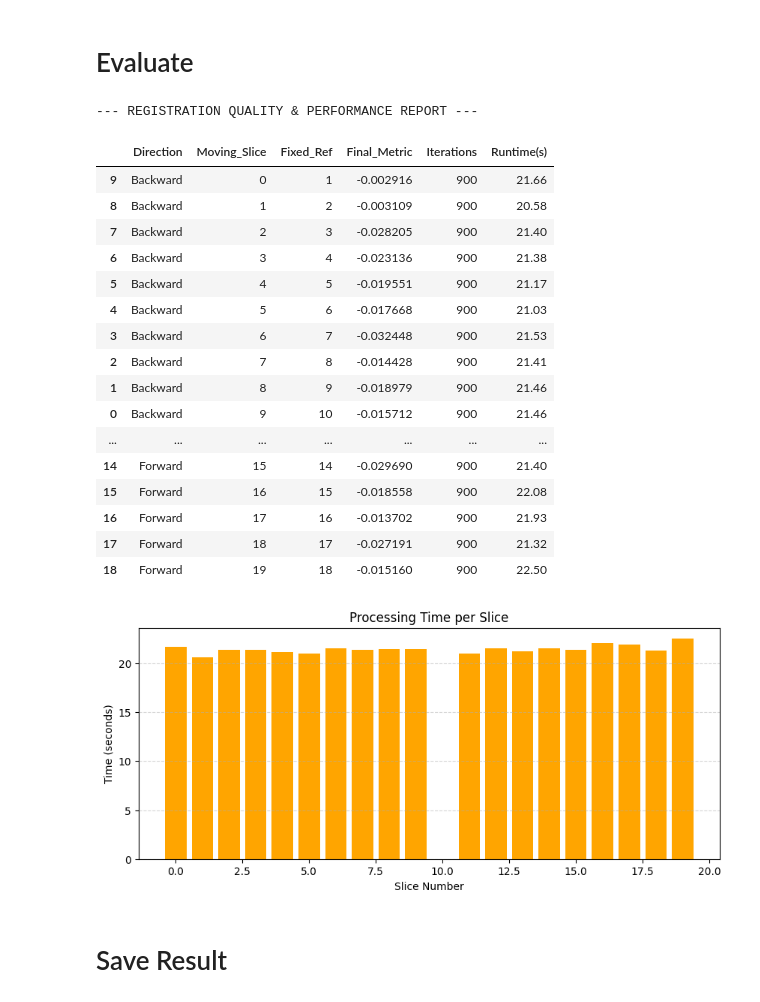
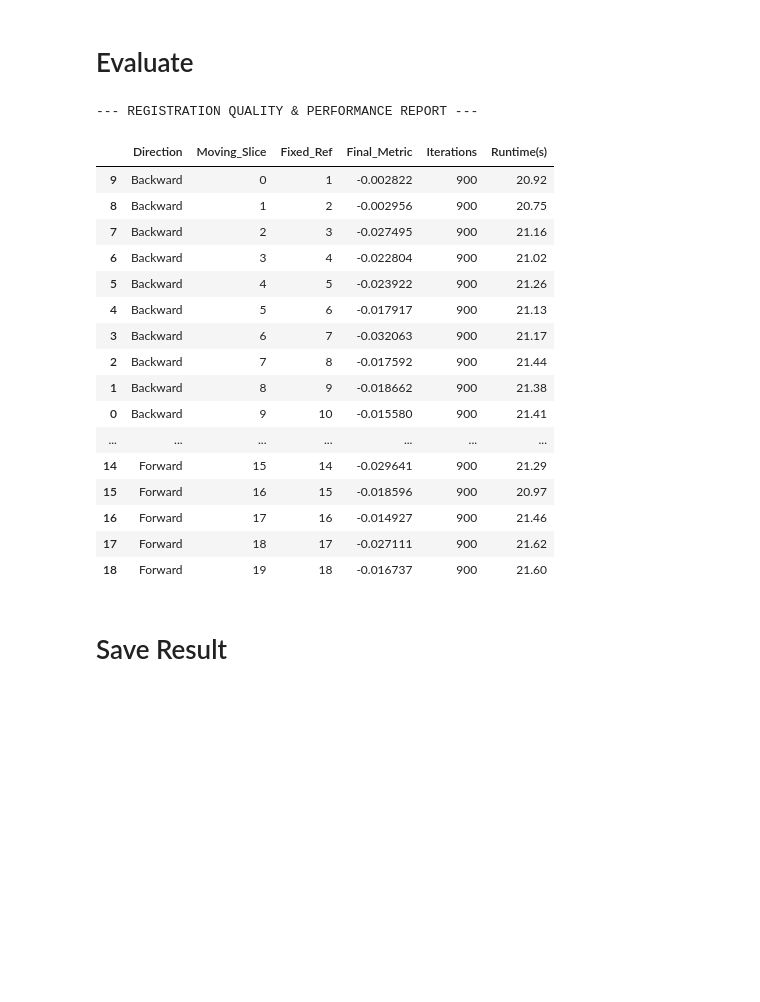
Before and after one commit to junming732/3D-TMA-Register, a Jupyter notebook: Register_Core11.ipynb, the cells around one changed output. Saved outputs shown, nothing was run; the diff lists cells and outputs as text; code cells hidden in the pictures; blank space fills up the shorter version.

```diff
--- a/Register_Core11.ipynb
+++ b/Register_Core11.ipynb
@@ -321,50 +243,40 @@ for i in range(center_idx + 1, total_slices):
 # %%
 import pandas as pd
 from IPython.display import clear_output
 import matplotlib.pyplot as plt
 # Create DataFrame
 df = pd.DataFrame(registration_stats)
 
 # Reorder columns
 df = df[["Direction", "Moving_Slice", "Fixed_Ref", "Final_Metric", "Iterations", "Runtime(s)"]]
 
 # Sort by Slice Number
 df = df.sort_values(by="Moving_Slice")
 
 print("--- REGISTRATION QUALITY & PERFORMANCE REPORT ---")
 try:
     display(df)
 except:
     print(df.to_string(index=False))
-
-# Optional: Plot Performance
-plt.figure(figsize=(10, 4))
-plt.bar(df["Moving_Slice"], df["Runtime(s)"], color='orange')
-plt.title("Processing Time per Slice")
-plt.xlabel("Slice Number")
-plt.ylabel("Time (seconds)")
-plt.grid(True, axis='y', linestyle='--', alpha=0.5)
-plt.show()
 # %% [output]
 --- REGISTRATION QUALITY & PERFORMANCE REPORT ---
 |  | Direction | Moving_Slice | Fixed_Ref | Final_Metric | Iterations | Runtime(s) |
-| 9 | Backward | 0 | 1 | -0.002916 | 900 | 21.66 |
-| 8 | Backward | 1 | 2 | -0.003109 | 900 | 20.58 |
-| 7 | Backward | 2 | 3 | -0.028205 | 900 | 21.40 |
-| 6 | Backward | 3 | 4 | -0.023136 | 900 | 21.38 |
-| 5 | Backward | 4 | 5 | -0.019551 | 900 | 21.17 |
-| 4 | Backward | 5 | 6 | -0.017668 | 900 | 21.03 |
-| 3 | Backward | 6 | 7 | -0.032448 | 900 | 21.53 |
-| 2 | Backward | 7 | 8 | -0.014428 | 900 | 21.41 |
-| 1 | Backward | 8 | 9 | -0.018979 | 900 | 21.46 |
-| 0 | Backward | 9 | 10 | -0.015712 | 900 | 21.46 |
+| 9 | Backward | 0 | 1 | -0.002822 | 900 | 20.92 |
+| 8 | Backward | 1 | 2 | -0.002956 | 900 | 20.75 |
+| 7 | Backward | 2 | 3 | -0.027495 | 900 | 21.16 |
+| 6 | Backward | 3 | 4 | -0.022804 | 900 | 21.02 |
+| 5 | Backward | 4 | 5 | -0.023922 | 900 | 21.26 |
+| 4 | Backward | 5 | 6 | -0.017917 | 900 | 21.13 |
+| 3 | Backward | 6 | 7 | -0.032063 | 900 | 21.17 |
+| 2 | Backward | 7 | 8 | -0.017592 | 900 | 21.44 |
+| 1 | Backward | 8 | 9 | -0.018662 | 900 | 21.38 |
+| 0 | Backward | 9 | 10 | -0.015580 | 900 | 21.41 |
 | ... | ... | ... | ... | ... | ... | ... |
-| 14 | Forward | 15 | 14 | -0.029690 | 900 | 21.40 |
-| 15 | Forward | 16 | 15 | -0.018558 | 900 | 22.08 |
-| 16 | Forward | 17 | 16 | -0.013702 | 900 | 21.93 |
-| 17 | Forward | 18 | 17 | -0.027191 | 900 | 21.32 |
-| 18 | Forward | 19 | 18 | -0.015160 | 900 | 22.50 |
+| 14 | Forward | 15 | 14 | -0.029641 | 900 | 21.29 |
+| 15 | Forward | 16 | 15 | -0.018596 | 900 | 20.97 |
+| 16 | Forward | 17 | 16 | -0.014927 | 900 | 21.46 |
+| 17 | Forward | 18 | 17 | -0.027111 | 900 | 21.62 |
+| 18 | Forward | 19 | 18 | -0.016737 | 900 | 21.60 |
-[figure, removed]
 # %% [markdown]
 # Save Result
 # %%
```
Also changed, not shown: parts of 12 cells of this notebook.
